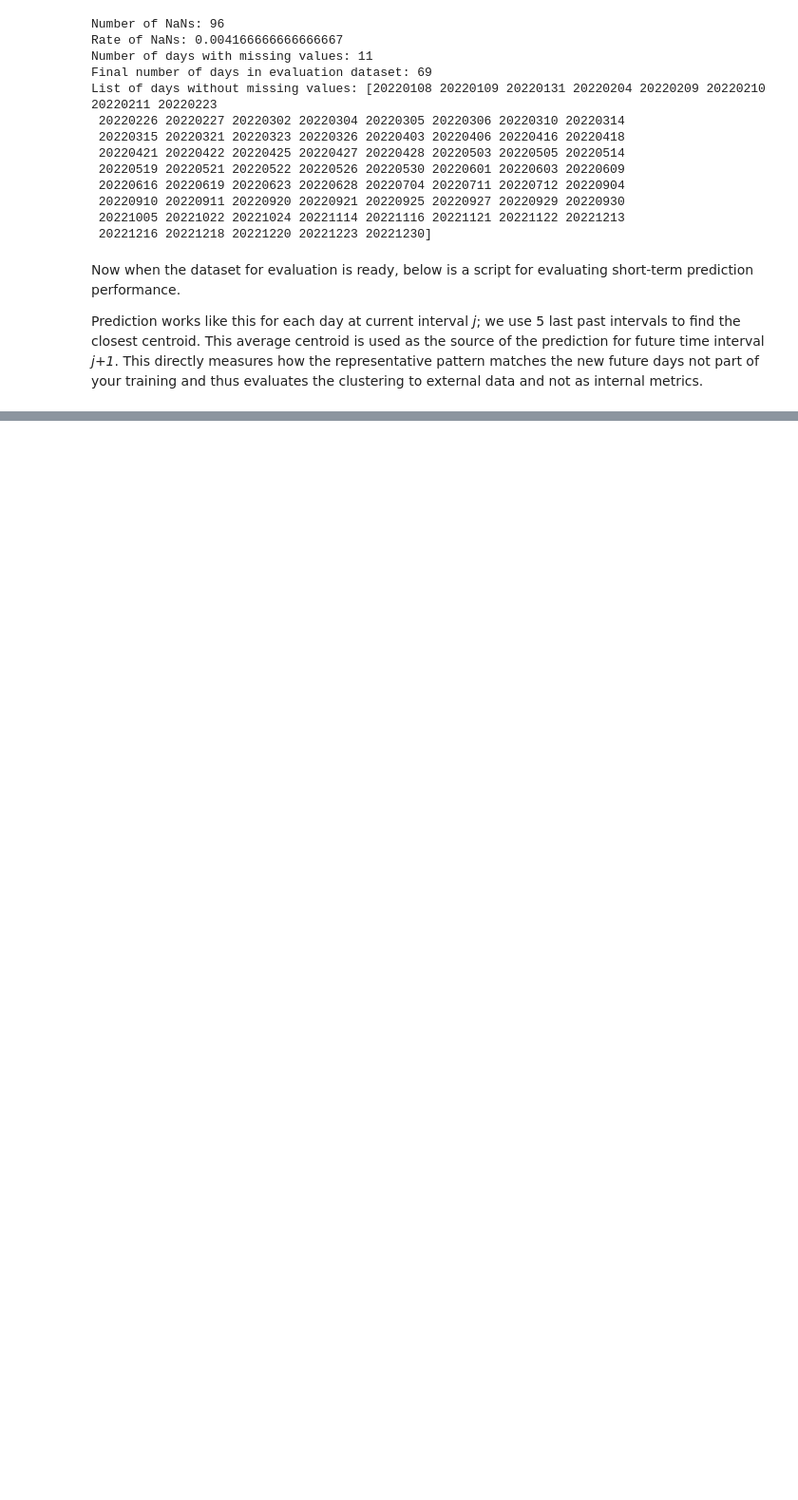
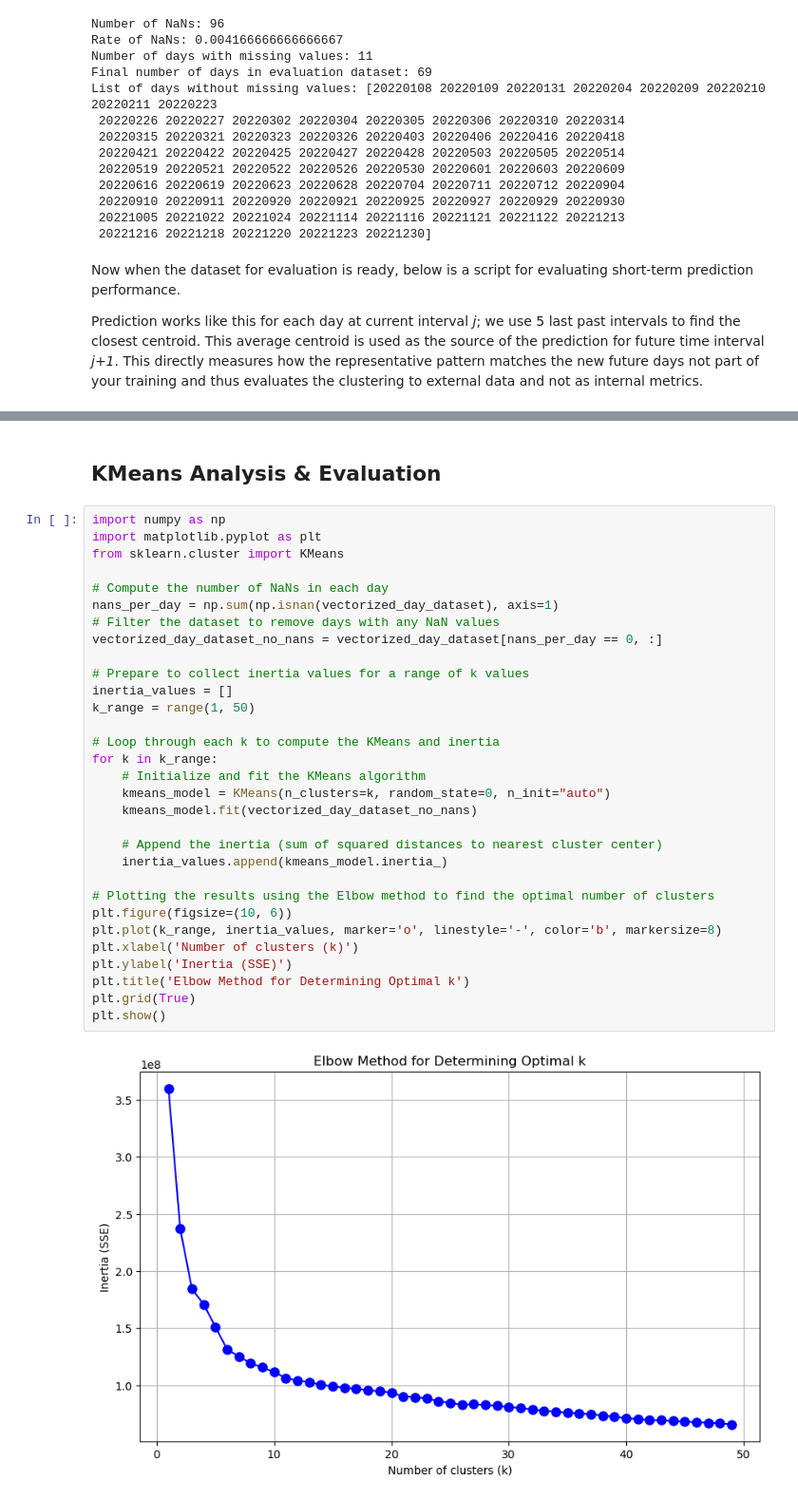
Before and after one commit to ChrisSuccar/Test_1, a Jupyter notebook: exercise_5/exercise_5_clustering.ipynb, the cells around one changed output, grey strips where cells are left out. Shown: that part at 95% size. Drawn from its saved outputs; the diff is of its cells as text; blank space fills up the shorter version.

```diff
--- a/exercise_5/exercise_5_clustering.ipynb
+++ b/exercise_5/exercise_5_clustering.ipynb
@@ -898,0 +804,35 @@ ValueError: Input contains NaN.
+# %% [markdown]
+## KMeans Analysis & Evaluation
+# %%
+import numpy as np
+import matplotlib.pyplot as plt
+from sklearn.cluster import KMeans
+
+# Compute the number of NaNs in each day
+nans_per_day = np.sum(np.isnan(vectorized_day_dataset), axis=1)
+# Filter the dataset to remove days with any NaN values
+vectorized_day_dataset_no_nans = vectorized_day_dataset[nans_per_day == 0, :]
+
+# Prepare to collect inertia values for a range of k values
+inertia_values = []
+k_range = range(1, 50)
+
+# Loop through each k to compute the KMeans and inertia
+for k in k_range:
+    # Initialize and fit the KMeans algorithm
+    kmeans_model = KMeans(n_clusters=k, random_state=0, n_init="auto")
+    kmeans_model.fit(vectorized_day_dataset_no_nans)
+
+    # Append the inertia (sum of squared distances to nearest cluster center)
+    inertia_values.append(kmeans_model.inertia_)
+
+# Plotting the results using the Elbow method to find the optimal number of clusters
+plt.figure(figsize=(10, 6))
+plt.plot(k_range, inertia_values, marker='o', linestyle='-', color='b', markersize=8)
+plt.xlabel('Number of clusters (k)')
+plt.ylabel('Inertia (SSE)')
+plt.title('Elbow Method for Determining Optimal k')
+plt.grid(True)
+plt.show()
+# %% [output]
+[figure, added]
```
Also changed, not shown: parts of 14 cells of this notebook, 1 other file.
